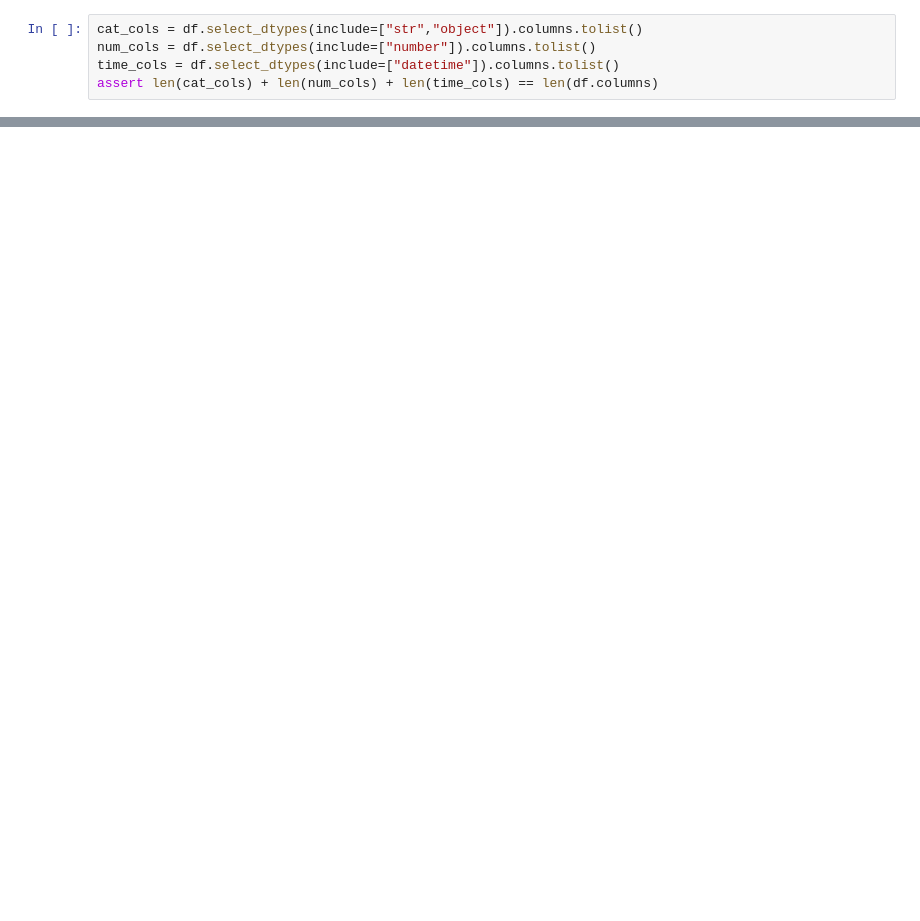
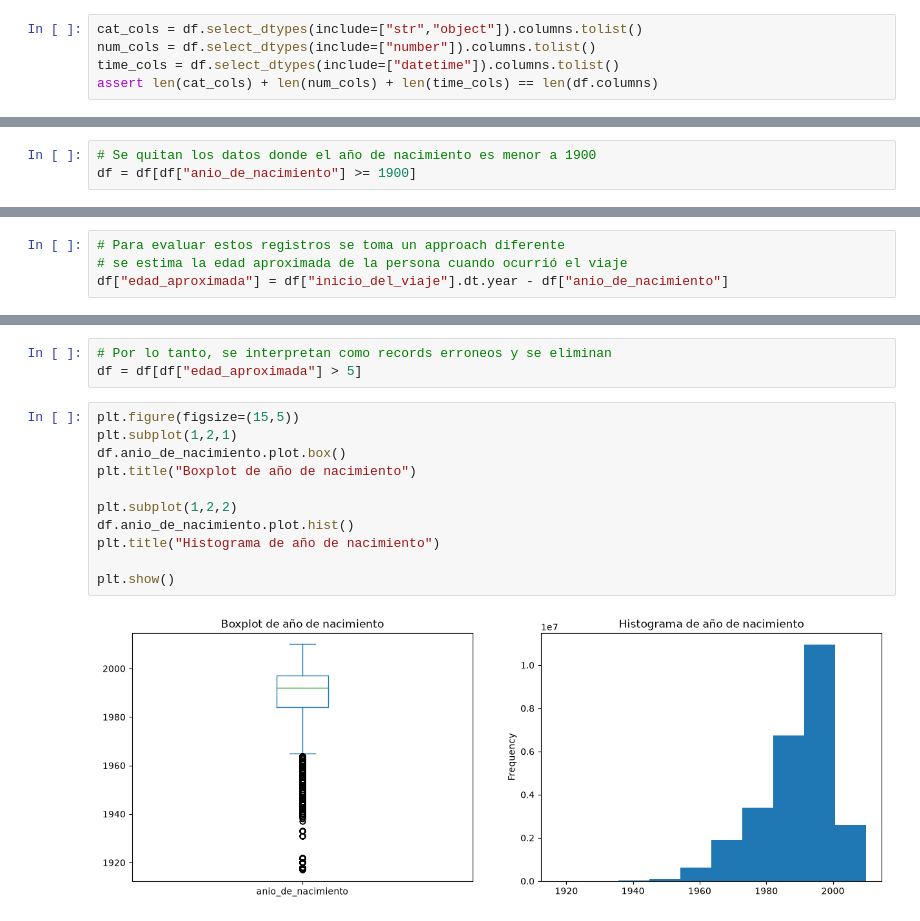
Before and after one commit to sanchezdavilaluisarturo/MLOps-ProyectoMiBici-Equipo7, a Jupyter notebook: notebooks/0.01-fat-exploracion-inicial.ipynb, the cells around one changed output, grey strips where cells are left out. Drawn from its saved outputs; the diff is of its cells as text; blank space fills up the shorter version.

```diff
--- a/notebooks/0.01-fat-exploracion-inicial.ipynb
+++ b/notebooks/0.01-fat-exploracion-inicial.ipynb
@@ -230,0 +169,3 @@ df[num_cols].plot.box()
+# %%
+# Se quitan los datos donde el año de nacimiento es menor a 1900
+df = df[df["anio_de_nacimiento"] >= 1900]
@@ -230,0 +181,4 @@ df[num_cols].plot.box()
+# %%
+# Para evaluar estos registros se toma un approach diferente
+# se estima la edad aproximada de la persona cuando ocurrió el viaje
+df["edad_aproximada"] = df["inicio_del_viaje"].dt.year - df["anio_de_nacimiento"]
@@ -230,0 +194,16 @@ df[num_cols].plot.box()
+# %%
+# Por lo tanto, se interpretan como records erroneos y se eliminan
+df = df[df["edad_aproximada"] > 5]
+# %%
+plt.figure(figsize=(15,5))
+plt.subplot(1,2,1)
+df.anio_de_nacimiento.plot.box()
+plt.title("Boxplot de año de nacimiento")
+
+plt.subplot(1,2,2)
+df.anio_de_nacimiento.plot.hist()
+plt.title("Histograma de año de nacimiento")
+
+plt.show()
+# %% [output]
+[figure, added]
```
Also changed, not shown: parts of 39 cells of this notebook.
